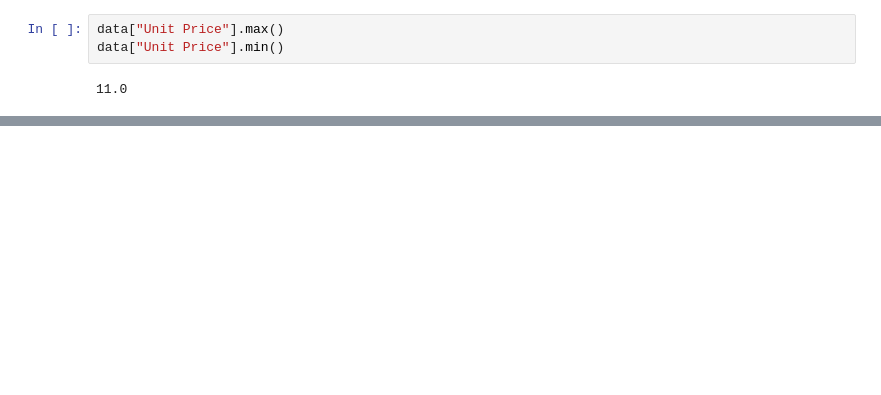
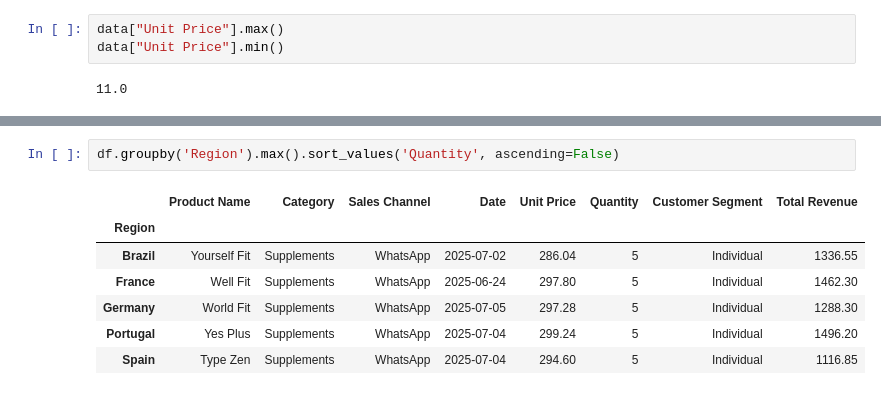
Before and after one commit to tadd2018/PythonRepo, a Jupyter notebook: carinfom.ipynb, the cells around one changed output, grey strips where cells are left out. Cells and saved outputs as stored; diff of their text form; blank space fills up the shorter version.

```diff
--- a/carinfom.ipynb
+++ b/carinfom.ipynb
@@ -74,0 +135,10 @@ data["Unit Price"].min()
+# %%
+df.groupby('Region').max().sort_values('Quantity', ascending=False)
+# %% [output]
+|  | Product Name | Category | Sales Channel | Date | Unit Price | Quantity | Customer Segment | Total Revenue |
+| Region |  |  |  |  |  |  |  |  |
+| Brazil | Yourself Fit | Supplements | WhatsApp | 2025-07-02 | 286.04 | 5 | Individual | 1336.55 |
+| France | Well Fit | Supplements | WhatsApp | 2025-06-24 | 297.80 | 5 | Individual | 1462.30 |
+| Germany | World Fit | Supplements | WhatsApp | 2025-07-05 | 297.28 | 5 | Individual | 1288.30 |
+| Portugal | Yes Plus | Supplements | WhatsApp | 2025-07-04 | 299.24 | 5 | Individual | 1496.20 |
+| Spain | Type Zen | Supplements | WhatsApp | 2025-07-04 | 294.60 | 5 | Individual | 1116.85 |
```
Also changed, not shown: parts of 8 cells of this notebook.
